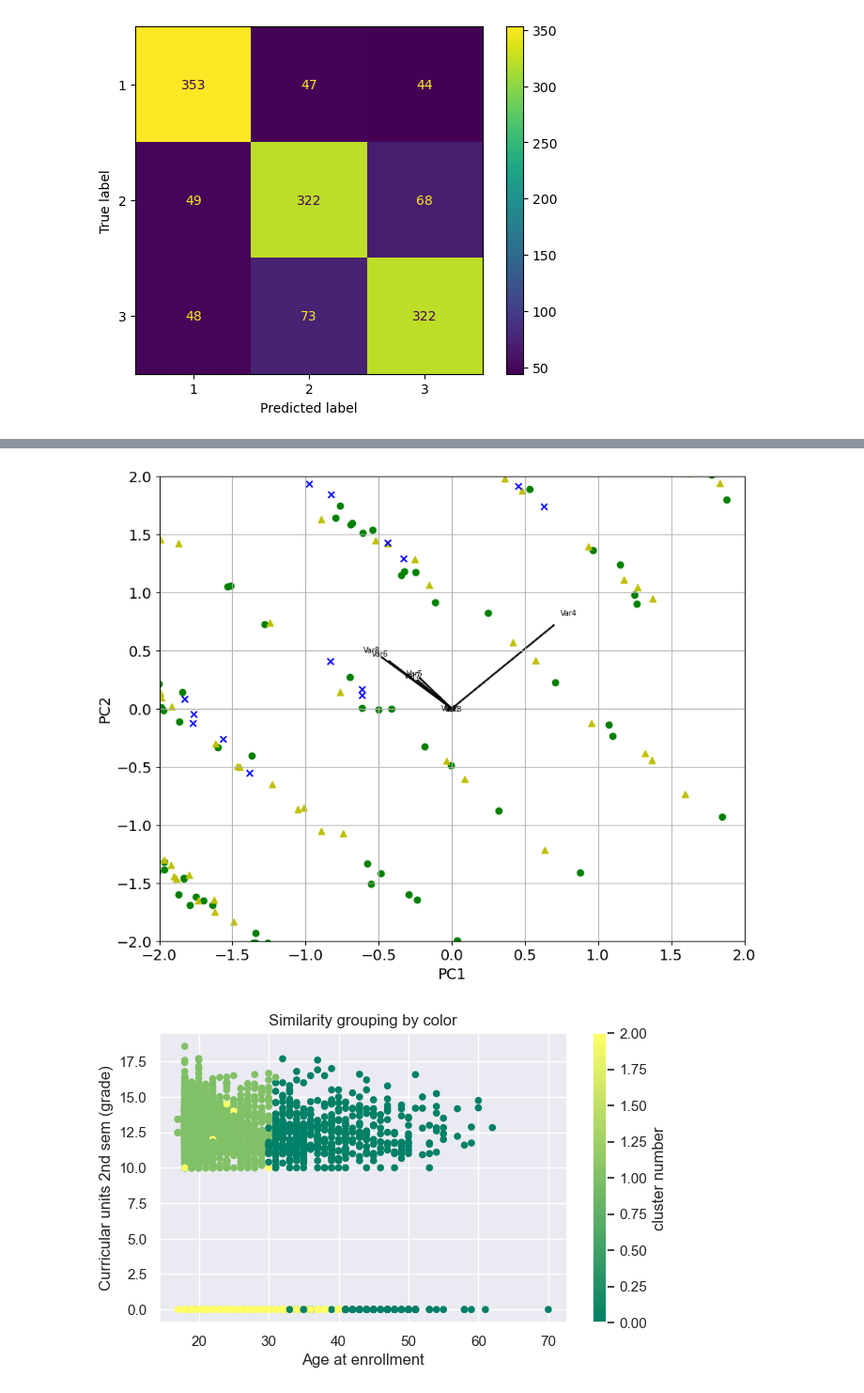
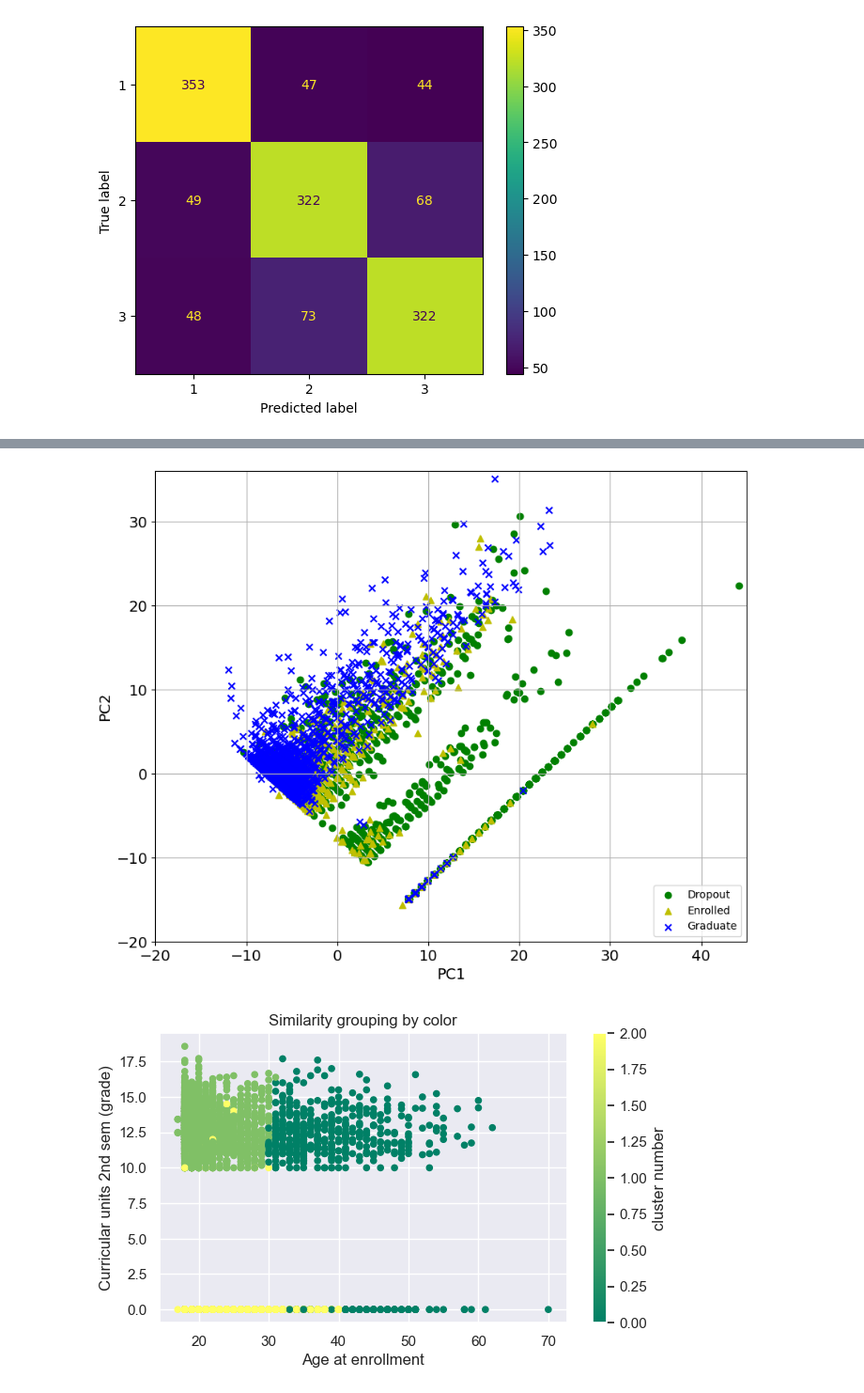
Before and after one commit to erin-le/ecs163-team-10, a Jupyter notebook: ml-models/ml-notebook.ipynb, the cells around one changed output, grey strips where cells are left out. Shown at 94% size. Drawn from its saved outputs; the diff is of its cells as text; code cells hidden in the pictures.

```diff
--- a/ml-models/ml-notebook.ipynb
+++ b/ml-models/ml-notebook.ipynb
@@ -251,43 +238,47 @@ def biplot(score, coeff , y, isZoom):
     Author: Serafeim Loukas, serafeim.loukas@epfl.ch
     Inputs:
        score: the projected data
        coeff: the eigenvectors (PCs)
        y: the class labels
    '''
     xs = score[:,0] # projection on PC1
     ys = score[:,1] # projection on PC2
     n = coeff.shape[0] # number of variables
     plt.figure(figsize=(10,8), dpi=100)
     classes = np.unique(y)
     colors = ['g','y','b']
     markers=['o','^','x']
     for s,l in enumerate(classes):
         plt.scatter(xs[y==l],ys[y==l], c = colors[s], marker=markers[s]) # color based on group
-    for i in range(n):
-        #plot as arrows the variable scores (each variable has a score for PC1 and one for PC2)
-        plt.arrow(0, 0, coeff[i,0], coeff[i,1], color = 'k', alpha = 0.9,linestyle = '-',linewidth = 1.5, overhang=0)
-        plt.text(coeff[i,0]* 1.15, coeff[i,1] * 1.15, "Var"+str(i+1), color = 'k', ha = 'center', va = 'center', fontsize=7)
+
+    if(isZoom):
+        for i in range(n):
+            # plot as arrows the variable scores (each variable has a score for PC1 and one for PC2)
+            plt.arrow(0, 0, coeff[i,0], coeff[i,1], color = 'k', alpha = 0.9,linestyle = '-',linewidth = 1.5, overhang=0)
+            plt.text(coeff[i,0]* 1.15, coeff[i,1] * 1.15, "Var: "+dfcpy.columns[i], color = 'k', ha = 'center', va = 'center', fontsize=7)
 
     plt.xlabel("PC{}".format(1), size=14)
     plt.ylabel("PC{}".format(2), size=14)
     limx= int(xs.max()) + 1
     limy= int(ys.max()) + 1
     if(isZoom == False):
-        plt.xlim([-limx,limx])
-        plt.ylim([-limy,limy])
+        plt.xlim([-20,limx])
+        plt.ylim([-20,limy])
     else:
-        plt.xlim(-2, 2)
-        plt.ylim(-2, 2)
+        plt.xlim(-1, 1)
+        plt.ylim(-1, 1)
     plt.grid()
     plt.tick_params(axis='both', which='both', labelsize=14)
 
 plt.rcParams.update(plt.rcParamsDefault) # reset ggplot style
 # Call the biplot function for only the first 2 PCs
 y = df.Target
-biplot(df_pca[:,0:2], np.transpose(pca.components_[0:2, :]), y, True)
+biplot(df_pca[:,0:2], np.transpose(pca.components_[0:2, :]), y, False)
+legend = ["Dropout", "Enrolled", "Graduate"]
+plt.legend(labels=legend, loc='lower right')
 plt.show()
 # %% [output]
-[figure, old version]
+[figure, new version]
 # %%
 # K-means clustering
 
```
Also changed, not shown: parts of 1 cell of this notebook, 3 other files.
